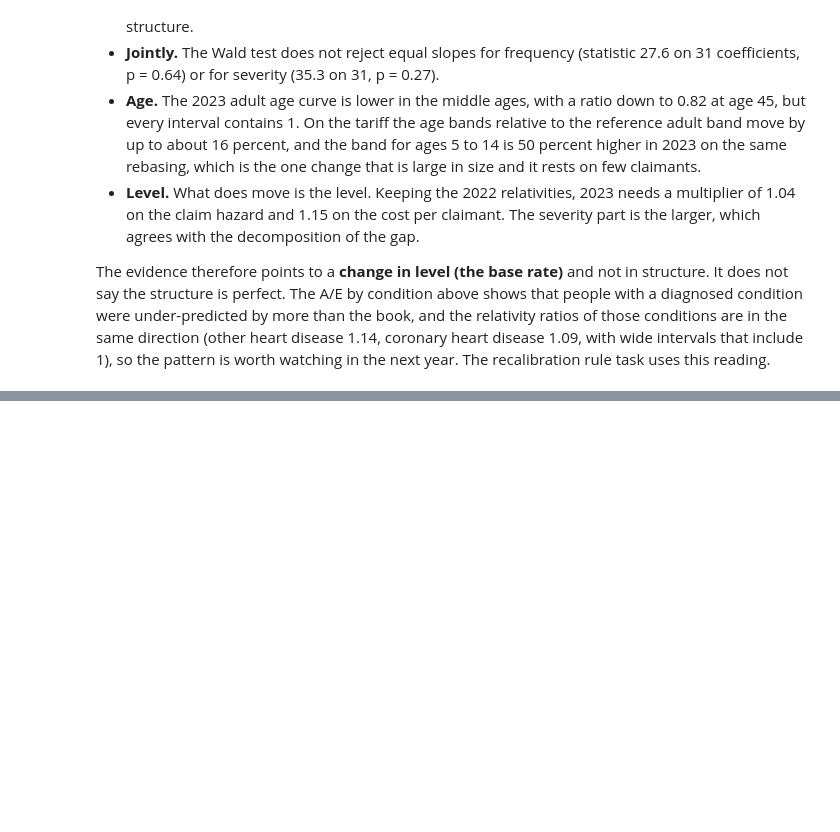
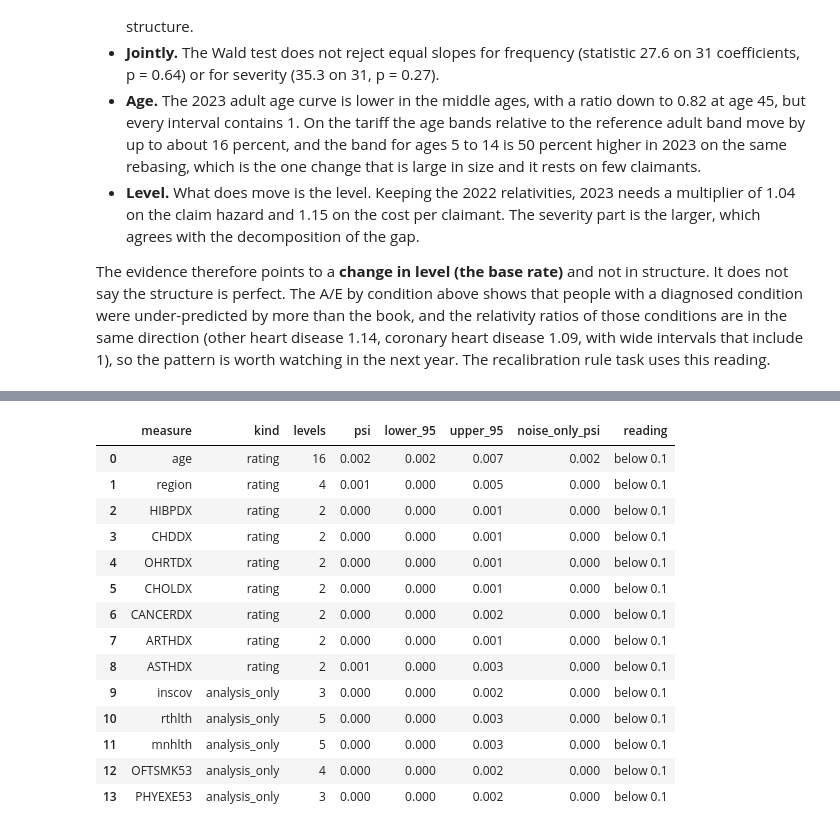
Before and after one commit to asudarmo/health-pricing-meps, a Jupyter notebook: notebooks/04_monitoring.ipynb, the cells around one changed output, grey strips where cells are left out. Drawn from its saved outputs; the diff is of its cells as text; code cells hidden in the pictures; blank space fills up the shorter version.

```diff
--- a/notebooks/04_monitoring.ipynb
+++ b/notebooks/04_monitoring.ipynb
@@ -979,0 +991,22 @@ intervals that include 1), so the pattern is worth watching in the next year. Th
+# %%
+from health_pricing.models import drift
+
+factor_drift = drift.factor_psi(frozen, oot)
+outofsample.save_table(factor_drift, "drift_psi_factors.csv")
+factor_drift
+# %% [output]
+|  | measure | kind | levels | psi | lower_95 | upper_95 | noise_only_psi | reading |
+| 0 | age | rating | 16 | 0.002 | 0.002 | 0.007 | 0.002 | below 0.1 |
+| 1 | region | rating | 4 | 0.001 | 0.000 | 0.005 | 0.000 | below 0.1 |
+| 2 | HIBPDX | rating | 2 | 0.000 | 0.000 | 0.001 | 0.000 | below 0.1 |
+| 3 | CHDDX | rating | 2 | 0.000 | 0.000 | 0.001 | 0.000 | below 0.1 |
+| 4 | OHRTDX | rating | 2 | 0.000 | 0.000 | 0.001 | 0.000 | below 0.1 |
+| 5 | CHOLDX | rating | 2 | 0.000 | 0.000 | 0.001 | 0.000 | below 0.1 |
+| 6 | CANCERDX | rating | 2 | 0.000 | 0.000 | 0.002 | 0.000 | below 0.1 |
+| 7 | ARTHDX | rating | 2 | 0.000 | 0.000 | 0.001 | 0.000 | below 0.1 |
+| 8 | ASTHDX | rating | 2 | 0.001 | 0.000 | 0.003 | 0.000 | below 0.1 |
+| 9 | inscov | analysis_only | 3 | 0.000 | 0.000 | 0.002 | 0.000 | below 0.1 |
+| 10 | rthlth | analysis_only | 5 | 0.000 | 0.000 | 0.003 | 0.000 | below 0.1 |
+| 11 | mnhlth | analysis_only | 5 | 0.000 | 0.000 | 0.003 | 0.000 | below 0.1 |
+| 12 | OFTSMK53 | analysis_only | 4 | 0.000 | 0.000 | 0.002 | 0.000 | below 0.1 |
+| 13 | PHYEXE53 | analysis_only | 3 | 0.000 | 0.000 | 0.002 | 0.000 | below 0.1 |
```
Also changed, not shown: parts of 9 cells of this notebook, 7 other files.
